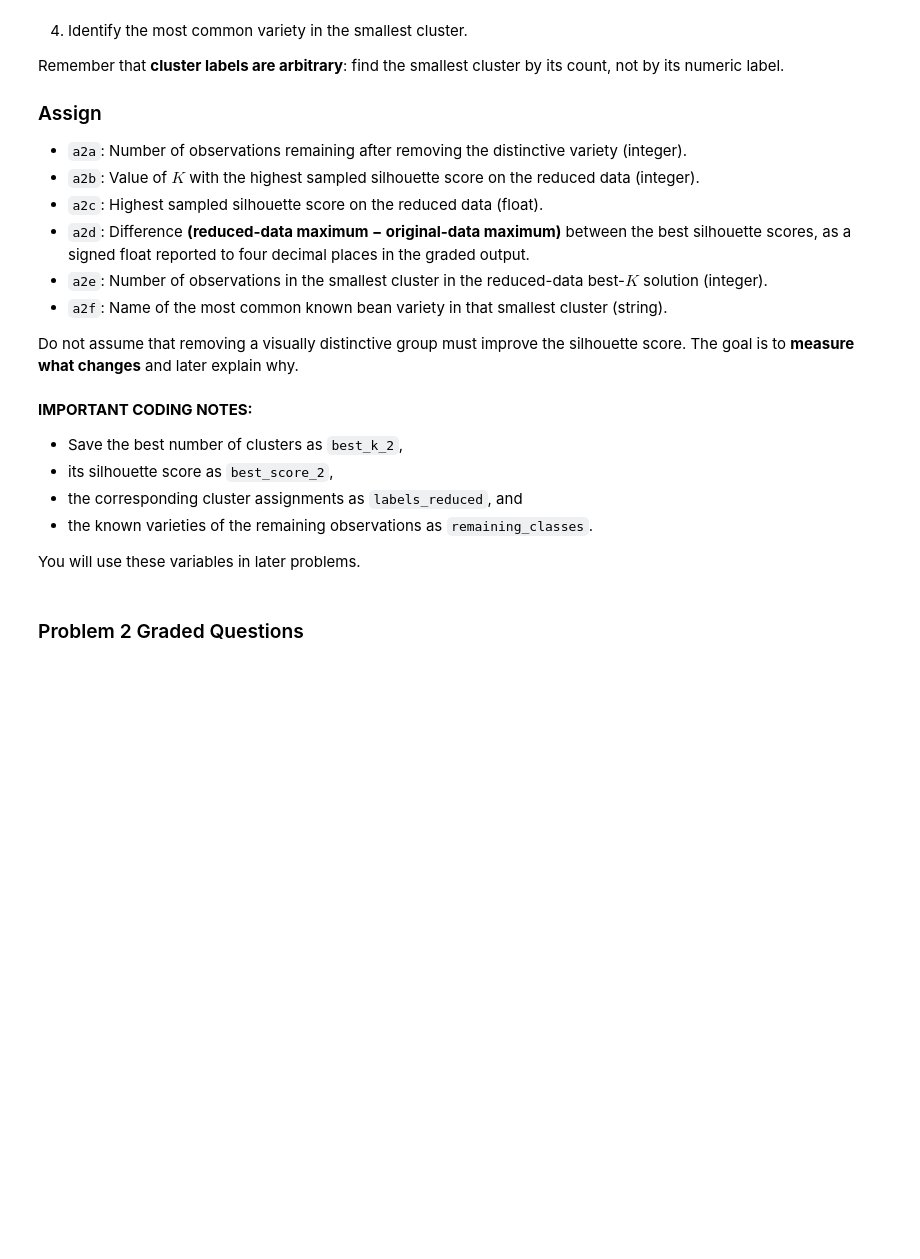
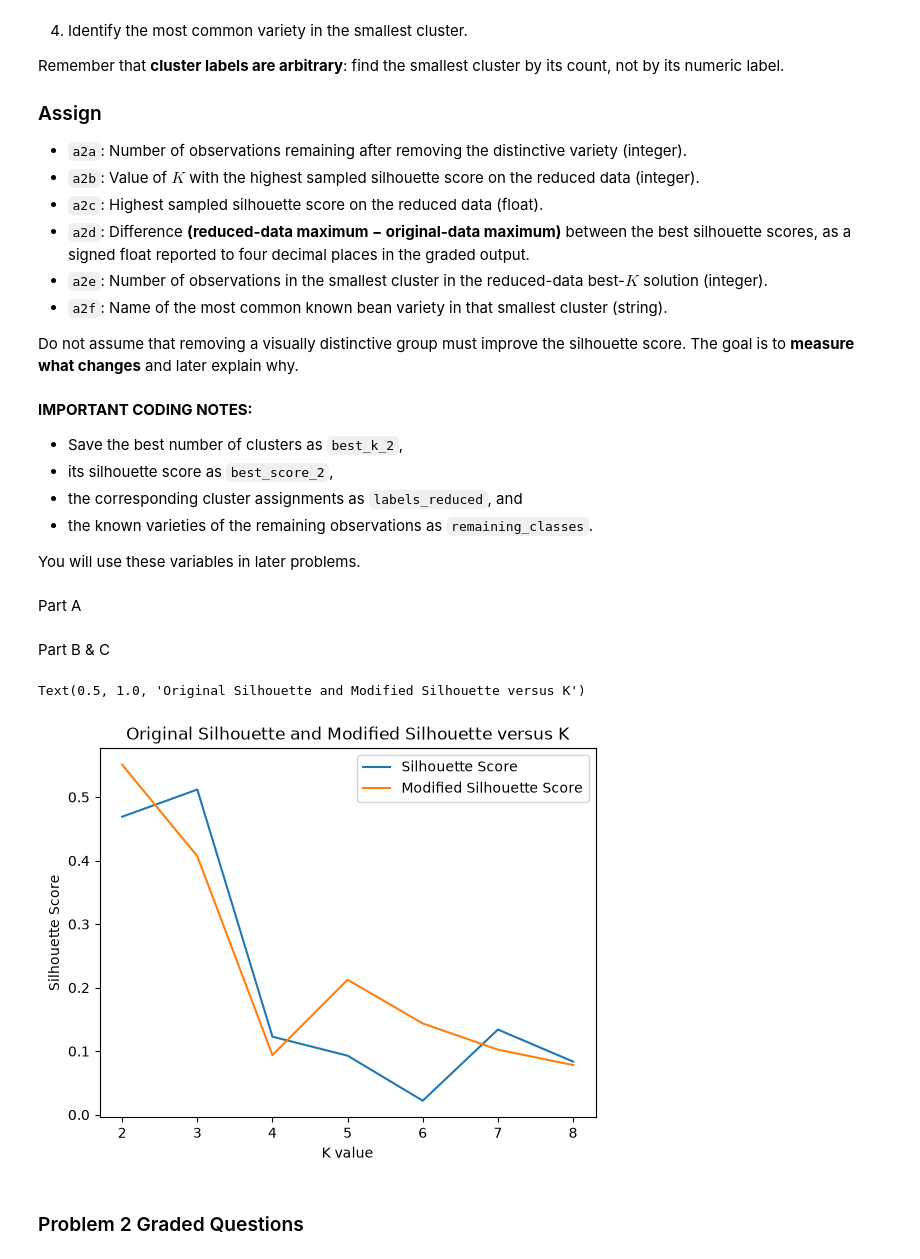
Before and after one commit to max-issokson-bu/DX603-Assignments, a Jupyter notebook: Homework_08.ipynb, the cells around one changed output. Saved outputs shown, nothing was run; the diff lists cells and outputs as text; code cells hidden in the pictures; blank space fills up the shorter version.

```diff
--- a/Homework_08.ipynb
+++ b/Homework_08.ipynb
@@ -369,7 +418,7 @@ a1c = 0
 # %%
 # Your answer here, NOT in the next cell
 
-a1d = ''    # Replace with the most common variety name in the smallest cluster.
+a1d = df_2[df_2.cluster == min_cluster].Class.value_counts().idxmax()    # Replace with the most common variety name in the smallest cluster.
 # %%
 # Graded Answer
 # DO NOT change this cell in any way
@@ -451,5 +532,41 @@ Do not assume that removing a visually distinctive group must improve the silhou
 - the known varieties of the remaining observations as `remaining_classes`.
 
 You will use these variables in later problems.
+# %% [markdown]
+Part A
 # %%
 # Your code here; add as many cells as you wish
+df_no_bombay = df[df.Class != a1d].copy()
+X_no_bombay = df_no_bombay.copy()
+X_no_bombay.drop(columns='Class', inplace = True)
+remaining_observations = len(X_no_bombay)
+# %% [markdown]
+Part B & C
+# %%
+scores_2 = []
+for k in K_values:
+    pipeline = Pipeline([
+        ("scaler", StandardScaler()),
+        ("kmeans", KMeans(
+            n_clusters=k,
+            n_init=10,
+            random_state=42
+        ))
+    ])
+    pipeline.fit(X_no_bombay)
+    pipeline.predict(X_no_bombay)
+
+    scores_2.append(silhouette_score(X_no_bombay, pipeline.fit_predict(X_no_bombay), random_state=42, sample_size=3000))
+
+best_k_2 = K_values[scores_2.index(max(scores_2))]
+best_score_2 = max(scores_2)
+
+plt.plot(K_values, scores, label = "Silhouette Score")
+plt.plot(K_values, scores_2, label = "Modified Silhouette Score")
+plt.legend()
+plt.xlabel('K value')
+plt.ylabel("Silhouette Score")
+plt.title('Original Silhouette and Modified Silhouette versus K')
+# %% [output]
+Text(0.5, 1.0, 'Original Silhouette and Modified Silhouette versus K')
+[figure, added]
```
Also changed, not shown: parts of 88 cells of this notebook, 1 other file.
